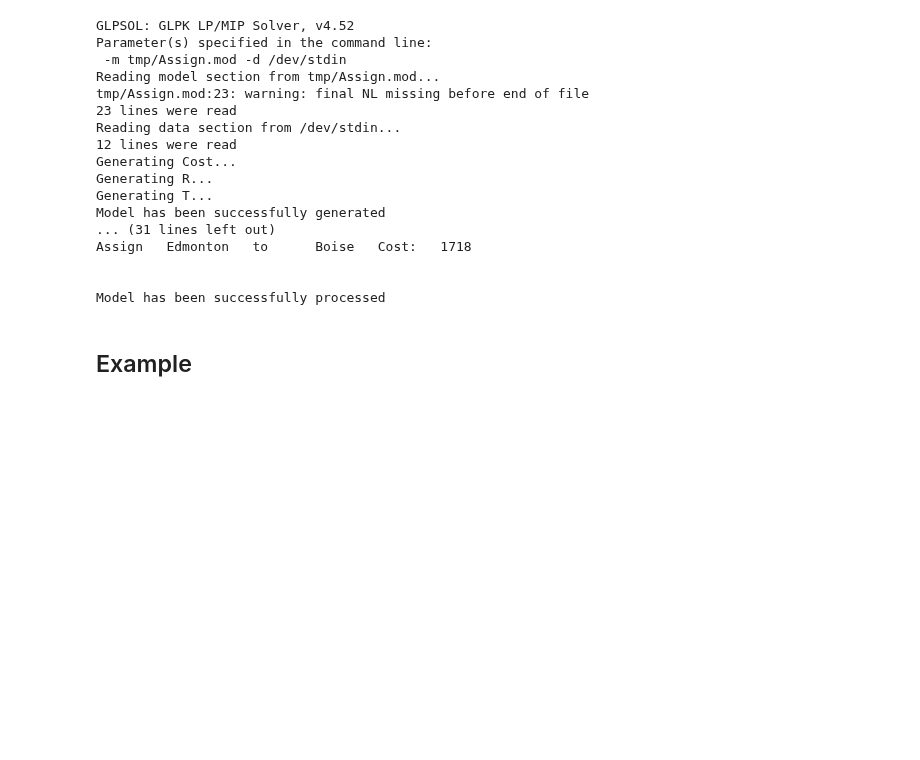
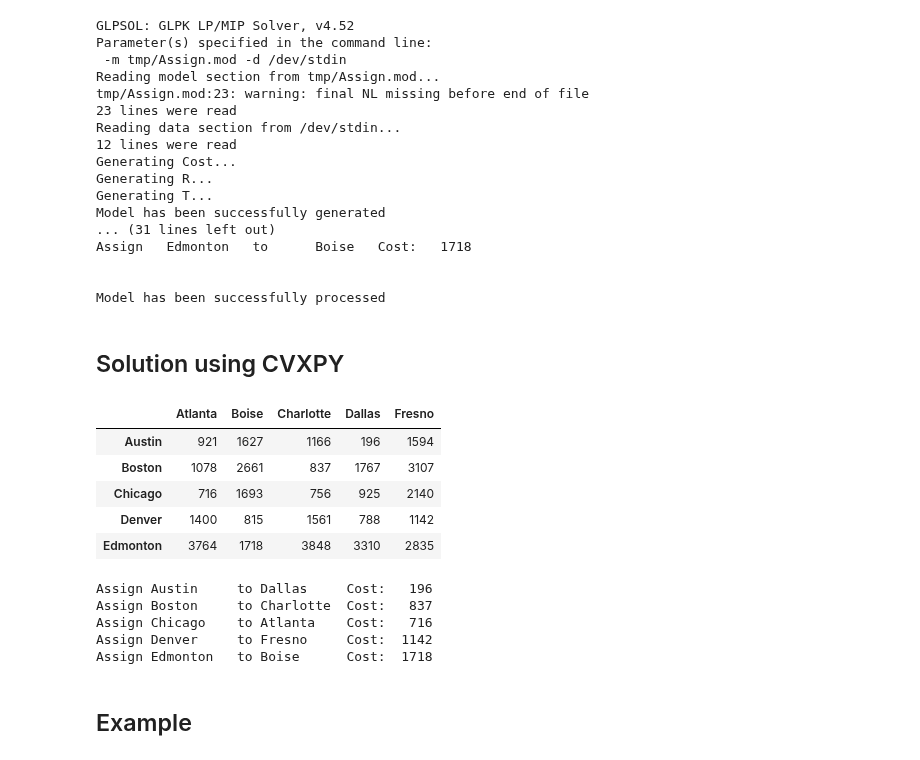
Before and after one commit to jckantor/CBE40455, a Jupyter notebook: notebooks/Assignment Problems.ipynb, the cells around one changed output. Drawn from its saved outputs; the diff is of its cells as text; code cells hidden in the pictures; blank space fills up the shorter version.

Commit message:
add cvxpy solution

```diff
--- a/notebooks/Assignment Problems.ipynb
+++ b/notebooks/Assignment Problems.ipynb
@@ -138,6 +138,57 @@ Assign   Edmonton   to      Boise   Cost:   1718
 
 
 Model has been successfully processed
+# %% [markdown]
+## Solution using CVXPY
+# %%
+import pandas as pd
+
+LOCATIONS = ['Austin','Boston','Chicago','Denver','Edmonton']
+
+distances = pd.DataFrame(index=LOCATIONS)
+distances['Atlanta'] = [921,1078,716,1400,3764]
+distances['Boise'] = [1627, 2661, 1693, 815, 1718]
+distances['Charlotte'] = [1166, 837, 756, 1561, 3848]
+distances['Dallas'] = [196, 1767, 925, 788, 3310]
+distances['Fresno'] = [1594, 3107, 2140, 1142, 2835]
+
+distances
+# %% [output]
+|  | Atlanta | Boise | Charlotte | Dallas | Fresno |
+| Austin | 921 | 1627 | 1166 | 196 | 1594 |
+| Boston | 1078 | 2661 | 837 | 1767 | 3107 |
+| Chicago | 716 | 1693 | 756 | 925 | 2140 |
+| Denver | 1400 | 815 | 1561 | 788 | 1142 |
+| Edmonton | 3764 | 1718 | 3848 | 3310 | 2835 |
+# %%
+import cvxpy as cvx
+
+RESOURCES = distances.index
+TASKS = distances.columns
+
+x = {r:{t:cvx.Bool() for t in TASKS} for r in RESOURCES}
+
+R = [sum([x[r][t] for t in TASKS]) == 1 for r in RESOURCES]
+T = [sum([x[r][t] for r in RESOURCES]) == 1 for t in TASKS]
+constraints = R + T
+
+cost = sum([distances.ix[r][t]*x[r][t] for t in TASKS for r in RESOURCES])
+prob = cvx.Problem(cvx.Minimize(cost),constraints)
+
+prob.solve()
+
+prob.status
+
+for r in RESOURCES:
+    for t in TASKS:
+        if int(round(x[r][t].value)):
+            print("Assign {0:10s} to {1:10s} Cost: {2:5.0f}".format(r,t,distances.ix[r,t]))
+# %% [output]
+Assign Austin     to Dallas     Cost:   196
+Assign Boston     to Charlotte  Cost:   837
+Assign Chicago    to Atlanta    Cost:   716
+Assign Denver     to Fresno     Cost:  1142
+Assign Edmonton   to Boise      Cost:  1718
 # %% [markdown]
 ## Example
 # %% [markdown]
```
